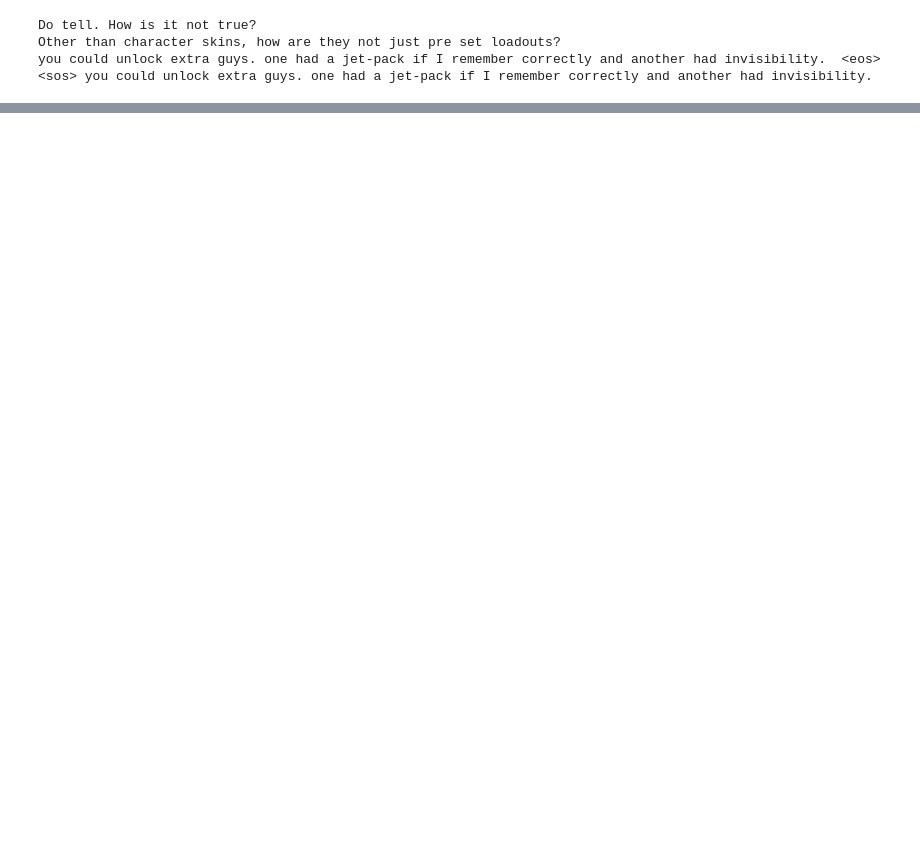
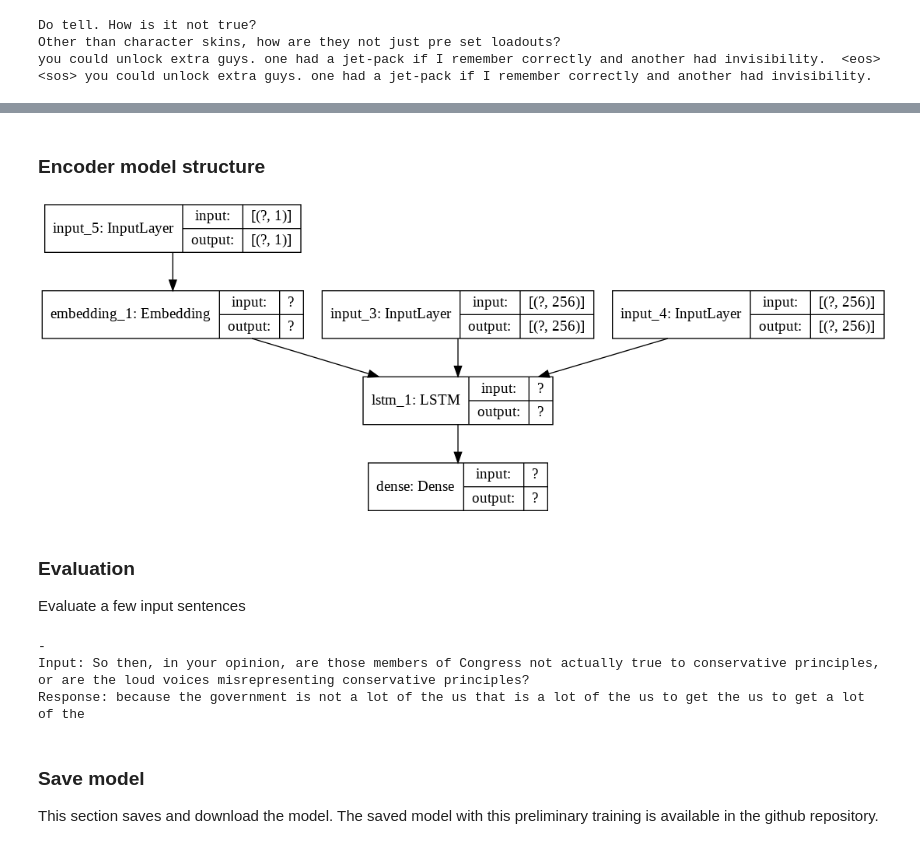
Before and after one commit to dKenez/VITMAV45_project, a Jupyter notebook: main.ipynb, the cells around one changed output, grey strips where cells are left out. Drawn from its saved outputs; the diff is of its cells as text; code cells hidden in the pictures; blank space fills up the shorter version.

```diff
--- a/main.ipynb
+++ b/main.ipynb
@@ -315,0 +581,2 @@ the a to i you and is of it that in for this not are have on be but they was jus
+# %% [markdown]
+### Encoder model structure
@@ -315,0 +589,18 @@ the a to i you and is of it that in for this not are have on be but they was jus
+# %%
+decoder_inputs_single = Input(shape=(1,))
+decoder_inputs_single_x = decoder_embedding(decoder_inputs_single)
+# %%
+decoder_outputs, h, c = decoder_lstm(decoder_inputs_single_x, initial_state=decoder_states_inputs)
+# %%
+decoder_states = [h, c]
+decoder_outputs = decoder_dense(decoder_outputs)
+# %%
+decoder_model = Model(
+    [decoder_inputs_single] + decoder_states_inputs,
+    [decoder_outputs] + decoder_states
+)
+# %%
+from keras.utils import plot_model
+plot_model(decoder_model, to_file='model_plot_dec.png', show_shapes=True, show_layer_names=True)
+# %% [output]
+[figure, added]
@@ -315,0 +635,17 @@ the a to i you and is of it that in for this not are have on be but they was jus
+# %% [markdown]
+### Evaluation
+Evaluate a few input sentences
+# %%
+i = np.random.choice(len(input_sentences))
+input_seq = encoder_input_sequences[i:i+1]
+translation = translate_sentence(input_seq)
+print('-')
+print('Input:', input_sentences[i])
+print('Response:', translation)
+# %% [output]
+-
+Input: So then, in your opinion, are those members of Congress not actually true to conservative principles, or are the loud voices misrepresenting conservative principles?
+Response: because the government is not a lot of the us that is a lot of the us to get the us to get a lot of the
+# %% [markdown]
+### Save model
+This section saves and download the model. The saved model with this preliminary training is available in the github repository.
```
Also changed, not shown: parts of 49 cells of this notebook.
